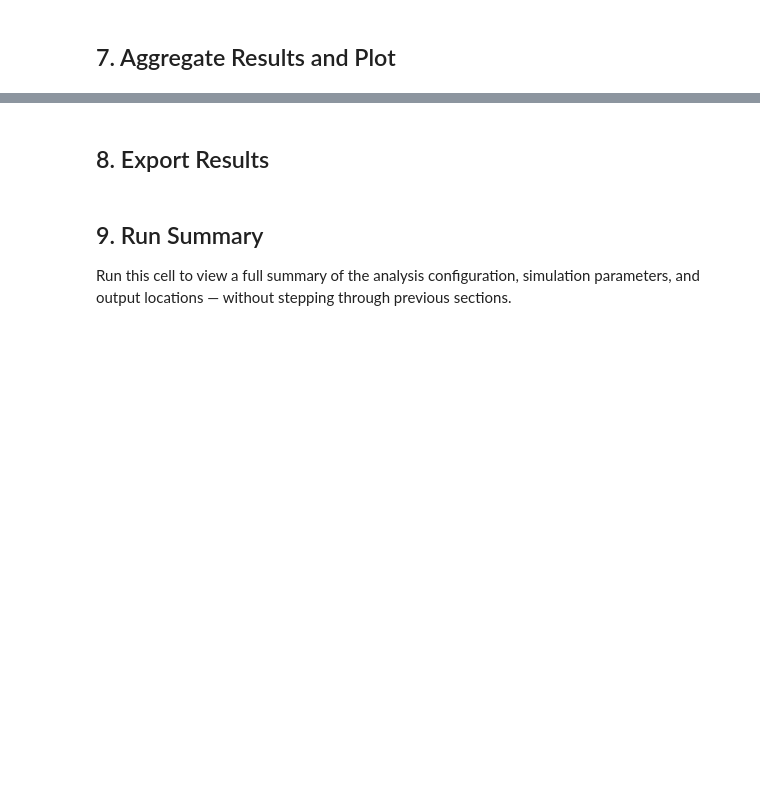
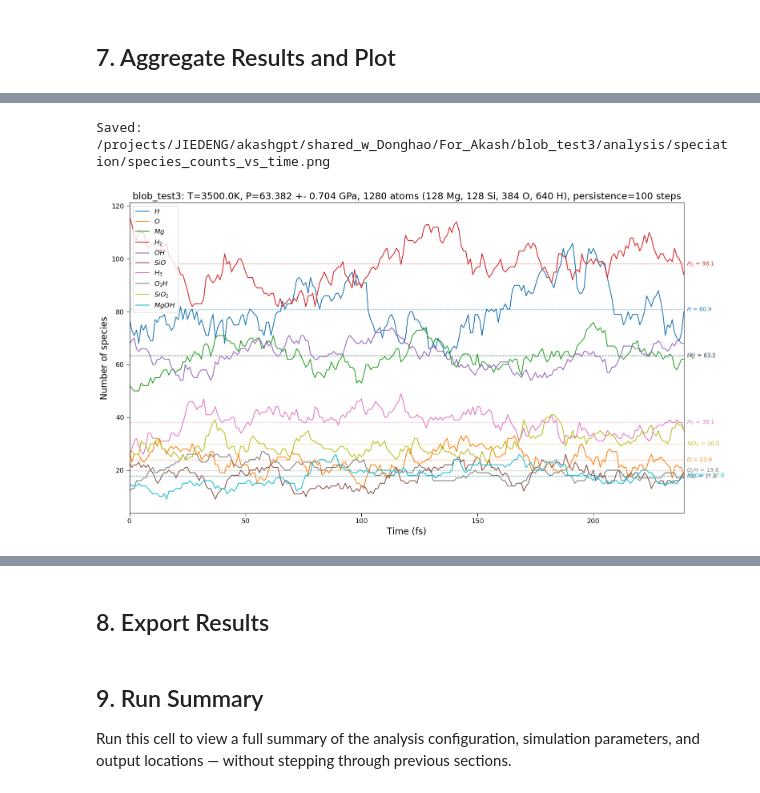
Before and after one commit to akashgpt/helpful_scripts, a Jupyter notebook: qmd/vasp/speciation_analysis.ipynb, the cells around one changed output, grey strips where cells are left out. Drawn from its saved outputs; the diff is of its cells as text; code cells hidden in the pictures; blank space fills up the shorter version.

```diff
--- a/qmd/vasp/speciation_analysis.ipynb
+++ b/qmd/vasp/speciation_analysis.ipynb
@@ -99,20 +99,20 @@ output_location = "with_data"
 #   frame_start=1000, frame_end=3000  → frames 1000 to 3000
 #   frame_start=0.2, frame_end=0.8   → middle 60% (skip first/last 20%)
 #   frame_start=None, frame_end=None  → full trajectory
-frame_start_cfg = 0.90   # None, fraction (0–1), or absolute frame index
+frame_start_cfg = 0.9   # None, fraction (0–1), or absolute frame index
 frame_end_cfg = None     # None, fraction (0–1), or absolute frame index
 
 # --- Speciation analysis parameters ---
 # Maximum cluster size to search for (number of atoms in the cluster).
 # e.g., 5 means we look for clusters of up to 5 atoms (like H3O+ + extra).
-max_cluster_size = 5
+max_cluster_size = 8
 
 # Minimum cluster size (2 = dimers like H2, OH; 1 would be meaningless).
 min_cluster_size = 2
 
 # Number of nearest neighbors to consider as potential bond partners.
 # This is a pre-filter: only atom pairs within this rank are considered.
-neighbor_rank_cutoff = 8
+neighbor_rank_cutoff = 12
 
 # Bond persistence window: number of consecutive timesteps an atom pair must
 # remain mutual nearest neighbors to be considered bonded.
@@ -1153,6 +1170,18 @@ top_formula_labels_latex = [formula_labels_latex[i] for i in top_indices]
 top_species_keys = [species_keys[i] for i in top_indices]
 top_counts = counts_array[:, top_indices]
 
+# Compute percentages for quick summary
+total_per_step = np.sum(counts_array, axis=1, keepdims=True)
+total_per_step_safe = np.where(total_per_step == 0, 1, total_per_step)
+pct_array = counts_array / total_per_step_safe * 100
+mean_pcts = np.mean(pct_array, axis=0)
+
+# Compute 95% confidence interval via percentiles (2.5th and 97.5th)
+count_p2_5 = np.percentile(counts_array, 2.5, axis=0)
+count_p97_5 = np.percentile(counts_array, 97.5, axis=0)
+pct_p2_5 = np.percentile(pct_array, 2.5, axis=0)
+pct_p97_5 = np.percentile(pct_array, 97.5, axis=0)
+
 n_total_species = len(formula_labels)
 n_shown = len(top_indices)
 print(f"Species detected: {n_total_species} total, showing top {n_shown}")
@@ -1160,5 +1189,6 @@ for i in top_indices:
     label = formula_labels_unicode[i]
     key = species_keys[i]
     mc = mean_counts[i]
+    mp = mean_pcts[i]
     if mc > 0.001:
-        print(f"  {label:>8s} {key}: mean = {mc:.2f} +/- {np.std(counts_array[:, i]):.2f}")
+        print(f"  {label:>8s} {key}: count = {mc:.2f} [{count_p2_5[i]:.0f}, {count_p97_5[i]:.0f}], pct = {mp:.2f}% [{pct_p2_5[i]:.2f}%, {pct_p97_5[i]:.2f}%]")
@@ -1194,32 +1236,35 @@ fig, ax = plt.subplots(figsize=(16, 9))
 for plot_i, (label_latex, key) in enumerate(zip(top_formula_labels_latex, top_species_keys)):
     col_idx = species_keys.index(key)
     mean_val = mean_counts[col_idx]
     ax.plot(time_axis, counts_array[:, col_idx], label=label_latex, color=f"C{plot_i}")
     ax.axhline(
         mean_val, color=f"C{plot_i}", linestyle="--", linewidth=1, alpha=0.6
     )
     ax.annotate(
         f"{label_latex} = {mean_val:.1f}",
         xy=(time_axis[-1], mean_val),
         xytext=(5, 0),
         textcoords="offset points",
         color=f"C{plot_i}",
         fontsize=10,
         va="center",
     )
 
 ax.set_xlabel("Time (fs)")
 ax.set_ylabel("Number of species")
 ax.set_title(
-    f"{run_id}: T={sim_params['temperature_K']}K, "
+    f"{run_id}: T={sim_params['temperature_K']}K, P={sim_params['pressure_str']}, "
     f"{n_atoms_total} atoms ({', '.join(f'{len(ag)} {el}' for el, ag in atom_groups.items())}), "
     f"persistence={bond_persistence_steps} steps"
 )
 ax.legend(loc="best")
 ax.set_xlim(time_axis[0], time_axis[-1])
 plt.tight_layout()
 
 fig.savefig(os.path.join(output_dir, "species_counts_vs_time.png"), dpi=150)
 print(f"Saved: {os.path.join(output_dir, 'species_counts_vs_time.png')}")
 plt.show()
+# %% [output]
+Saved: /projects/JIEDENG/akashgpt/shared_w_Donghao/For_Akash/blob_test3/analysis/speciation/species_counts_vs_time.png
+[figure, added]
 # %%
```
Also changed, not shown: parts of 9 cells of this notebook, 1 other file.
